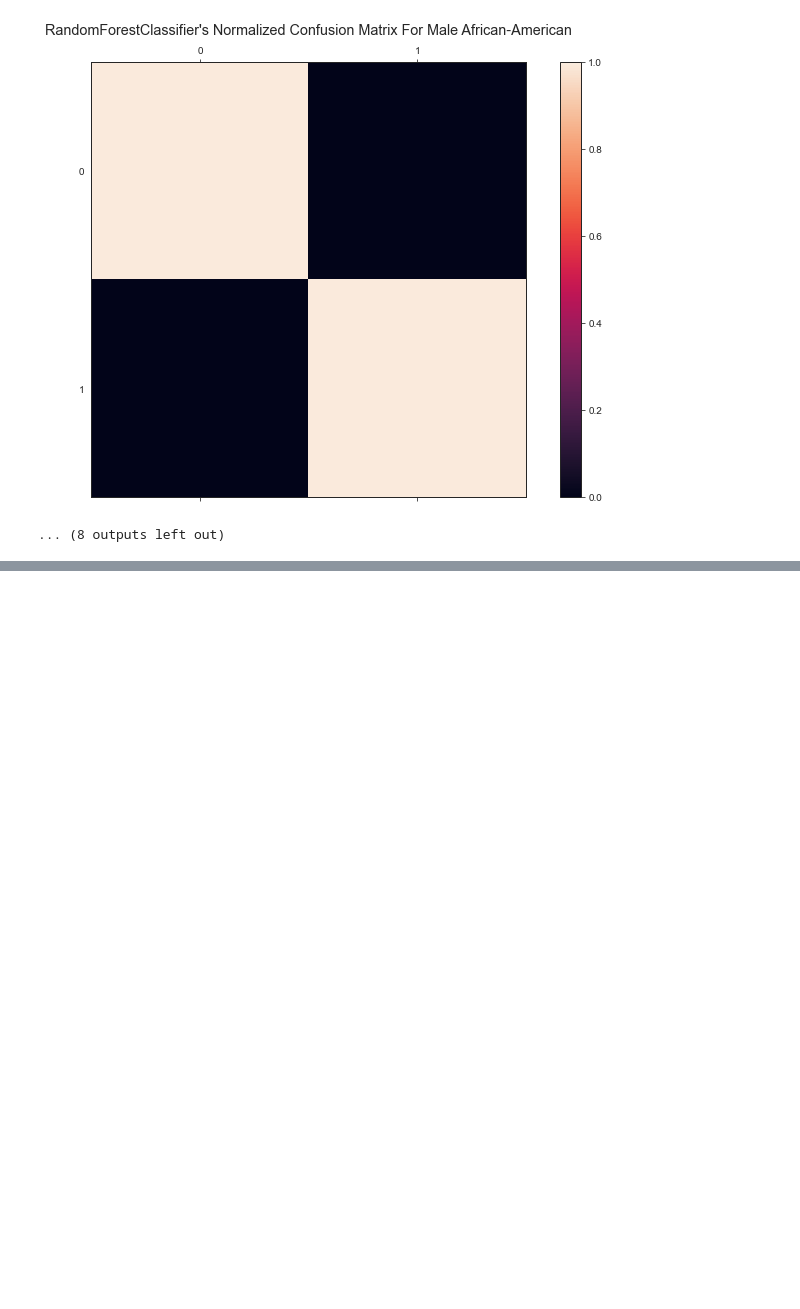
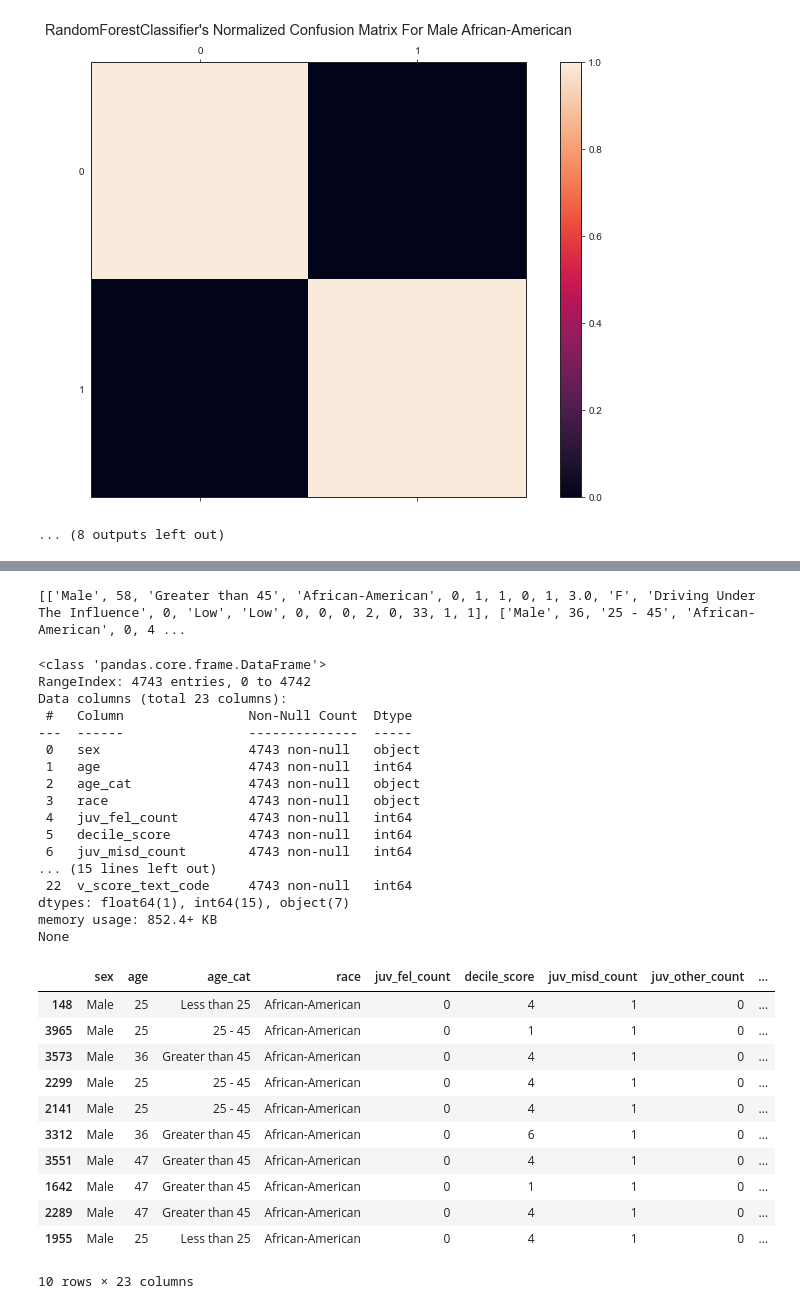
Before and after one commit to yunyub-1664303/MachineLearning_bias_analysis, a Jupyter notebook: baisc_model_train.ipynb, the cells around one changed output, grey strips where cells are left out. Saved outputs shown, nothing was run; the diff lists cells and outputs as text; code cells hidden in the pictures; blank space fills up the shorter version.

```diff
--- a/baisc_model_train.ipynb
+++ b/baisc_model_train.ipynb
@@ -725,0 +729,56 @@ DecisionTreeClassifier's DI score': 0.7564243999968756
+# %%
+"""
+References:
+    .. [1] M. Feldman, S. A. Friedler, J. Moeller, C. Scheidegger, and
+       S. Venkatasubramanian, "Certifying and removing disparate impact."
+       ACM SIGKDD International Conference on Knowledge Discovery and Data
+       Mining, 2015.
+"""
+# Run Feldman to repair our data set: repaired feature = sex, race
+from BlackBoxAuditing.repairers.GeneralRepairer import Repairer
+all_data = data1.values.tolist()
+feature_list = data1.keys().to_list()
+feature_to_repair = feature_list.index('sex')
+repairer = Repairer(all_data, feature_to_repair, 1.0, False)
+repaired_sex_data = repairer.repair(all_data)
+feature_to_repair = feature_list.index('race')
+repairer = Repairer(repaired_sex_data, feature_to_repair, 1.0, False)
+repaired_data = repairer.repair(repaired_sex_data)
+print(repaired_data)
+# %% [output]
+[['Male', 58, 'Greater than 45', 'African-American', 0, 1, 1, 0, 1, 3.0, 'F', 'Driving Under The Influence', 0, 'Low', 'Low', 0, 0, 0, 2, 0, 33, 1, 1], ['Male', 36, '25 - 45', 'African-American', 0, 4 ...
+# %%
+# convert repaired_data (list) ro df
+repaired_df = pd.DataFrame(repaired_data, columns=feature_list)
+print(repaired_df.info())
+repaired_df.sample(10)
+# %% [output]
+<class 'pandas.core.frame.DataFrame'>
+RangeIndex: 4743 entries, 0 to 4742
+Data columns (total 23 columns):
+ #   Column                Non-Null Count  Dtype
+---  ------                --------------  -----
+ 0   sex                   4743 non-null   object
+ 1   age                   4743 non-null   int64
+ 2   age_cat               4743 non-null   object
+ 3   race                  4743 non-null   object
+ 4   juv_fel_count         4743 non-null   int64
+ 5   decile_score          4743 non-null   int64
+ 6   juv_misd_count        4743 non-null   int64
+... (15 lines left out)
+ 22  v_score_text_code     4743 non-null   int64
+dtypes: float64(1), int64(15), object(7)
+memory usage: 852.4+ KB
+None
+|  | sex | age | age_cat | race | juv_fel_count | decile_score | juv_misd_count | juv_other_count | ... |
+| 148 | Male | 25 | Less than 25 | African-American | 0 | 4 | 1 | 0 | ... |
+| 3965 | Male | 25 | 25 - 45 | African-American | 0 | 1 | 1 | 0 | ... |
+| 3573 | Male | 36 | Greater than 45 | African-American | 0 | 4 | 1 | 0 | ... |
+| 2299 | Male | 25 | 25 - 45 | African-American | 0 | 4 | 1 | 0 | ... |
+| 2141 | Male | 25 | 25 - 45 | African-American | 0 | 4 | 1 | 0 | ... |
+| 3312 | Male | 36 | Greater than 45 | African-American | 0 | 6 | 1 | 0 | ... |
+| 3551 | Male | 47 | Greater than 45 | African-American | 0 | 4 | 1 | 0 | ... |
+| 1642 | Male | 47 | Greater than 45 | African-American | 0 | 1 | 1 | 0 | ... |
+| 2289 | Male | 47 | Greater than 45 | African-American | 0 | 4 | 1 | 0 | ... |
+| 1955 | Male | 25 | Less than 25 | African-American | 0 | 4 | 1 | 0 | ... |
+10 rows × 23 columns
```
Also changed, not shown: parts of 14 cells of this notebook.
